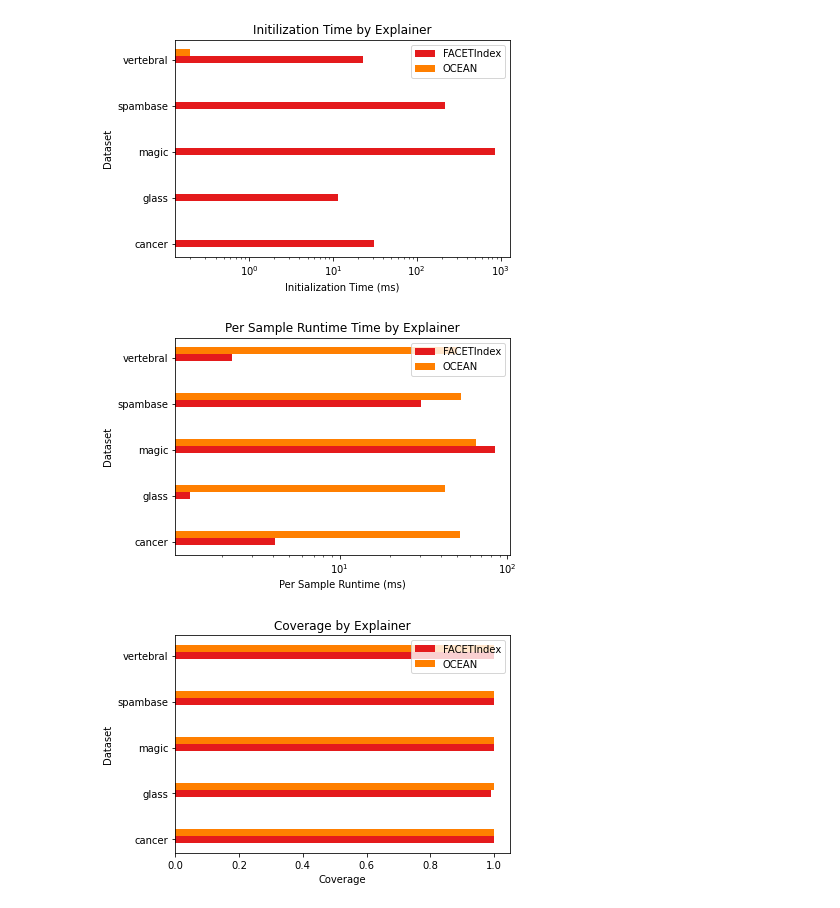
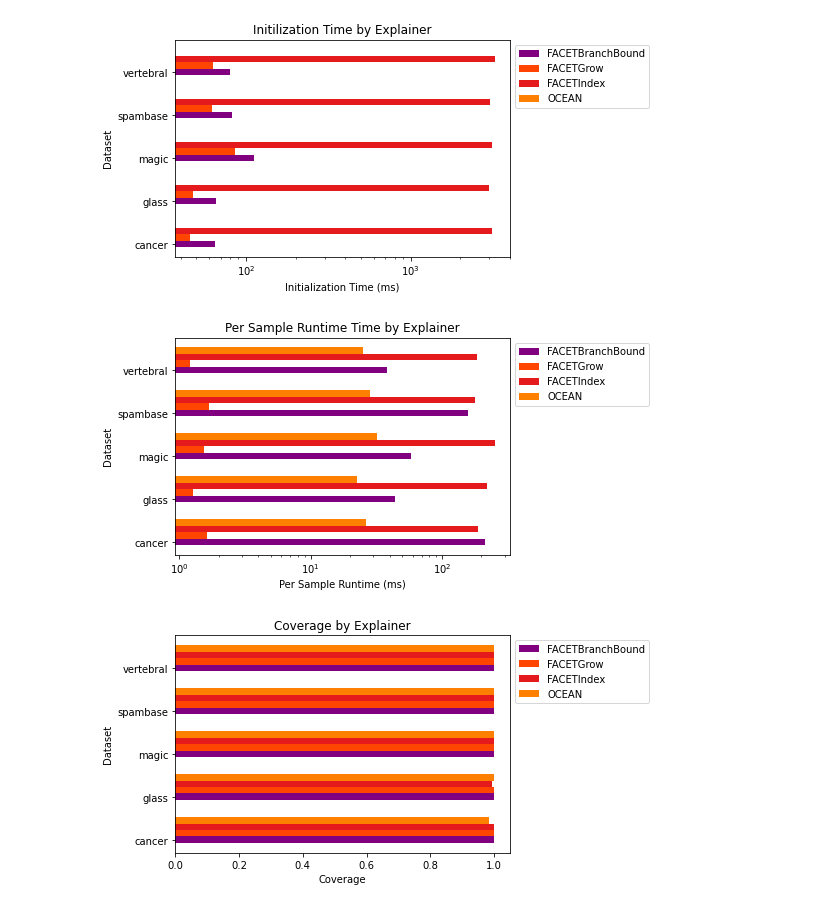
Before and after one commit to PeterVanNostrand/FACET, a Jupyter notebook: figures/compare-methods/compare_methods.ipynb, the cells around one changed output. Cells and saved outputs as stored; diff of their text form; code cells hidden in the pictures.

```diff
--- a/figures/compare-methods/compare_methods.ipynb
+++ b/figures/compare-methods/compare_methods.ipynb
@@ -15,17 +15,19 @@ cmap = plt.get_cmap("Set1")
 colors = cmap.colors
 # %%
 run_id, run_path = get_latest_results_directory("../../results/compare-methods/")
-# run_id = 1
+# run_id = 89
 # run_path = "C:/Users/Peter/Documents/Peter/9-Graduate-School/2-dsrg/explainable-ad/code/HEEAD/results/compare-methods/run-{:003d}".format(run_id)
 fig_output_path = make_fig_directory(run_id)
 found_ds, results = load_results(run_path, group_fields=["explainer"])
 
-all_results = pd.DataFrame(columns=["dataset", "explainer", "n_samples", "n_samples_explained" "n_features", "accuracy", "precision", "recall", "f1", "avg_nnodes", "avg_nleaves", "avg_depth", "q", "jaccard", "coverage_ratio", "mean_distance", "mean_length", "runtime", "clique_size", "init_time", "sample_runtime", "mdr"])
+all_results = pd.DataFrame(columns=["dataset", "explainer", "n_samples", "n_samples_explained", "n_features", "accuracy", "precision", "recall", "f1", "avg_nnodes", "avg_nleaves", "avg_depth", "q", "jaccard", "coverage_ratio", "mean_distance", "mean_length", "runtime", "clique_size", "init_time", "sample_runtime", "mdr"])
 
 for ds in found_ds:
     results[ds]["sample_runtime"] = results[ds].runtime / results[ds].n_samples_explained * 1000
     results[ds]["init_time"] = results[ds]["init_time"] * 1000
-    results[ds]["mdr"] = results[ds].mean_distance / np.sqrt(results[ds].n_features) * 100
+    results[ds]["mdr"] = results[ds].mean_distance
+    # results[ds]["mdr"] = results[ds].mean_distance / np.sqrt(results[ds].n_features)
+
 
 for ds in found_ds:
     for index, row in results[ds].iterrows():
@@ -42,6 +44,7 @@ explainer_dict = {
     "FACETTrees" : "FACETTrees",
     "FACETGrow" : "FACETGrow",
     "FACETIndex": "FACETIndex",
+    "FACETBranchBound": "FACETBranchBound",
     "OCEAN" : "OCEAN",
     "MACE": "MACE"
 }
@@ -50,8 +53,9 @@ explainer_colors = {
     "FACET" : colors[0], # red
     "FACETPaths" : colors[0], # red
     "FACETTrees" : colors[0], # red
-    "FACETGrow" : colors[0], # red
+    "FACETGrow" : "orangered",
     "FACETIndex" : colors[0], # red
+    "FACETBranchBound": "purple",
     "OCEAN" : colors[4], # orange
     "MACE": colors[1] # blue
 }
@@ -105,20 +111,20 @@ def render_bar_plot(xfeature, yfeature, xlabel, ylabel, title, save_name=None, x
 
     if not lloc:
         lloc = "best"
-    plt.legend(explainer_names, loc=lloc)
+    plt.legend(explainer_names, loc=lloc, bbox_to_anchor=(1,1))
     plt.yticks(pos, found_ds)
 
     if save_name is not None:
         plt.savefig(fig_output_path + "/" + save_name, bbox_inches="tight")
 # %%
-render_bar_plot("init_time", "explainer", "Initialization Time (ms)", "Dataset", "Initilization Time by Explainer", "inittime.png", xlog=True)
+render_bar_plot("init_time", "explainer", "Initialization Time (ms)", "Dataset", "Initilization Time by Explainer", "inittime.png", xlog=True, lloc="upper left")
 # %% [output]
-[figure, old version]
+[figure, new version]
 # %%
-render_bar_plot("sample_runtime", "explainer", "Per Sample Runtime (ms)", "Dataset", "Per Sample Runtime Time by Explainer", "runtime.png", xlog=True)
+render_bar_plot("sample_runtime", "explainer", "Per Sample Runtime (ms)", "Dataset", "Per Sample Runtime Time by Explainer", "runtime.png", xlog=True, lloc="upper left")
 # %% [output]
-[figure, old version]
+[figure, new version]
 # %%
-render_bar_plot("coverage_ratio", "explainer", "Coverage", "Dataset", "Coverage by Explainer", "coverage.png")
+render_bar_plot("coverage_ratio", "explainer", "Coverage", "Dataset", "Coverage by Explainer", "coverage.png", lloc="upper left")
 # %% [output]
-[figure, old version]
+[figure, new version]
```
Also changed, not shown: parts of 14 cells of this notebook, 7 other files.
